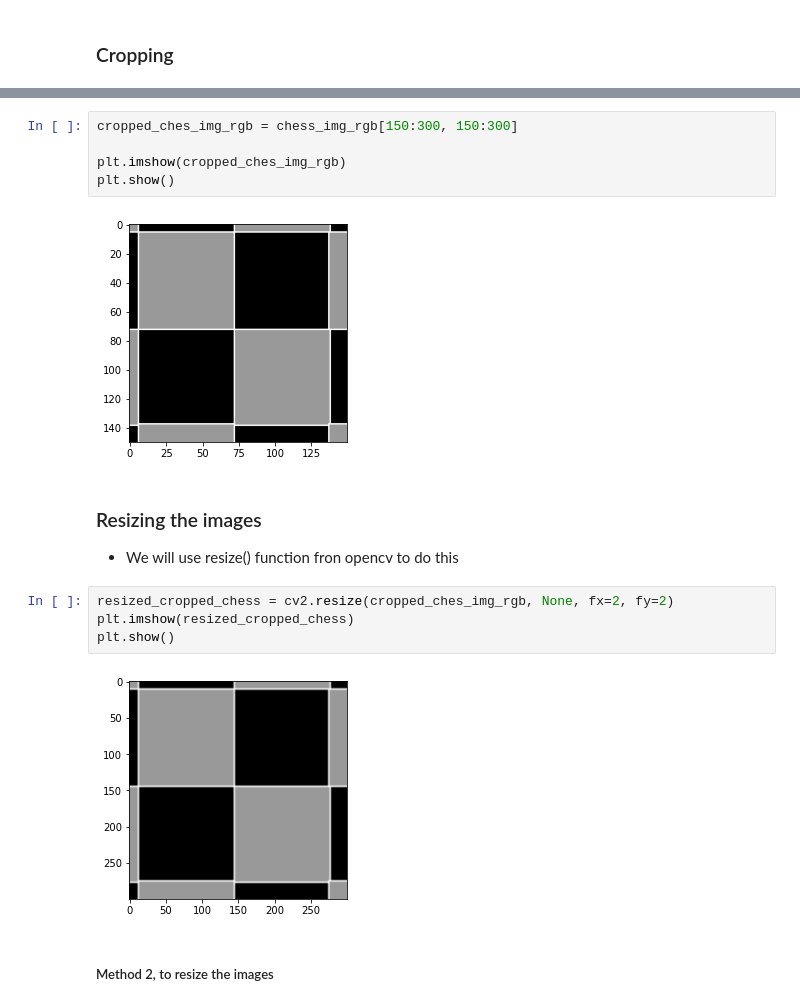
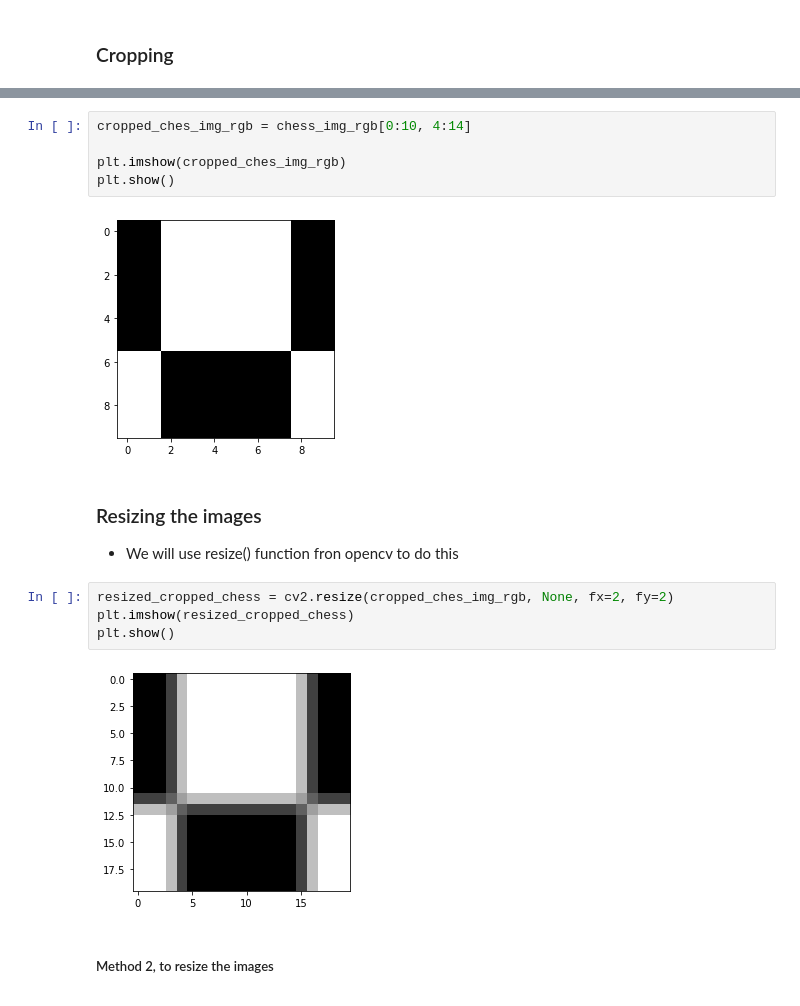
Before and after one commit to mdvadiyatnaqvi/OpenCV, a Jupyter notebook: 2-Basic Image Manipulation/Imange_manipulation.ipynb, the cells around one changed output, grey strips where cells are left out. Saved outputs shown, nothing was run; the diff lists cells and outputs as text.

Commit message:
images changed for chess board

```diff
--- a/2-Basic Image Manipulation/Imange_manipulation.ipynb
+++ b/2-Basic Image Manipulation/Imange_manipulation.ipynb
@@ -63,10 +74,10 @@ plt.show()
 # %%
-cropped_ches_img_rgb = chess_img_rgb[150:300, 150:300]
+cropped_ches_img_rgb = chess_img_rgb[0:10, 4:14]
 
 plt.imshow(cropped_ches_img_rgb)
 plt.show()
 # %% [output]
-[figure, old version]
+[figure, new version]
 # %% [markdown]
 ### Resizing the images
 <ul>
@@ -77,7 +88,7 @@ resized_cropped_chess = cv2.resize(cropped_ches_img_rgb, None, fx=2, fy=2)
 plt.imshow(resized_cropped_chess)
 plt.show()
 # %% [output]
-[figure, old version]
+[figure, new version]
 # %% [markdown]
 ##### Method 2, to resize the images
 # %%
```
Also changed, not shown: parts of 8 cells of this notebook, 3 other files.
